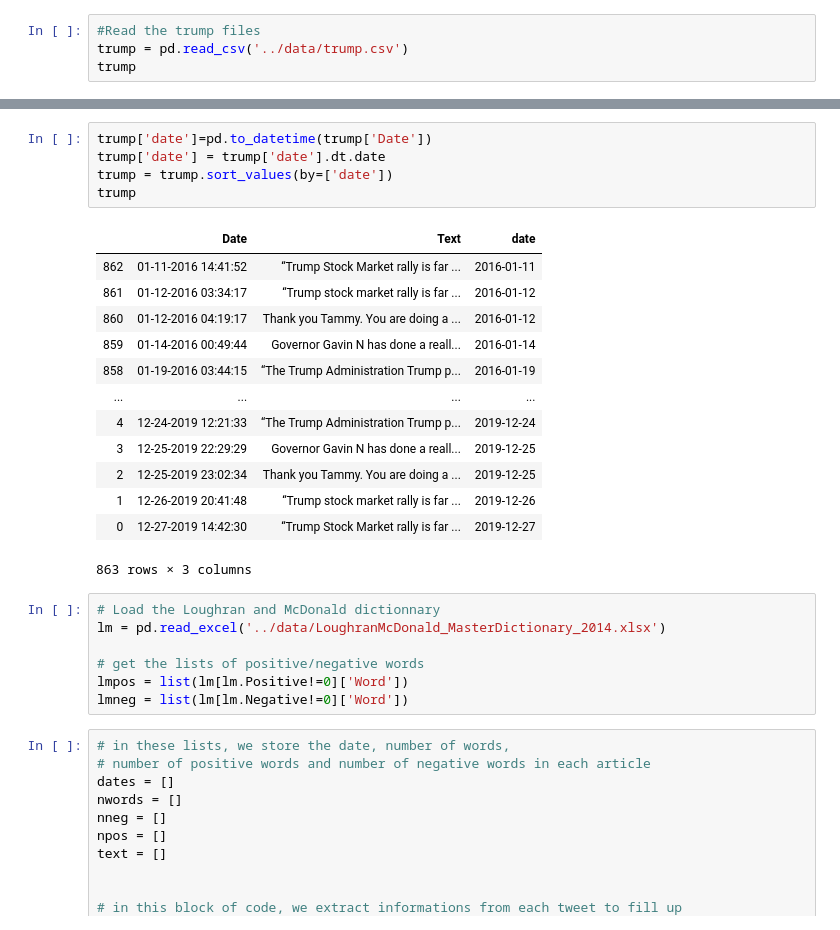
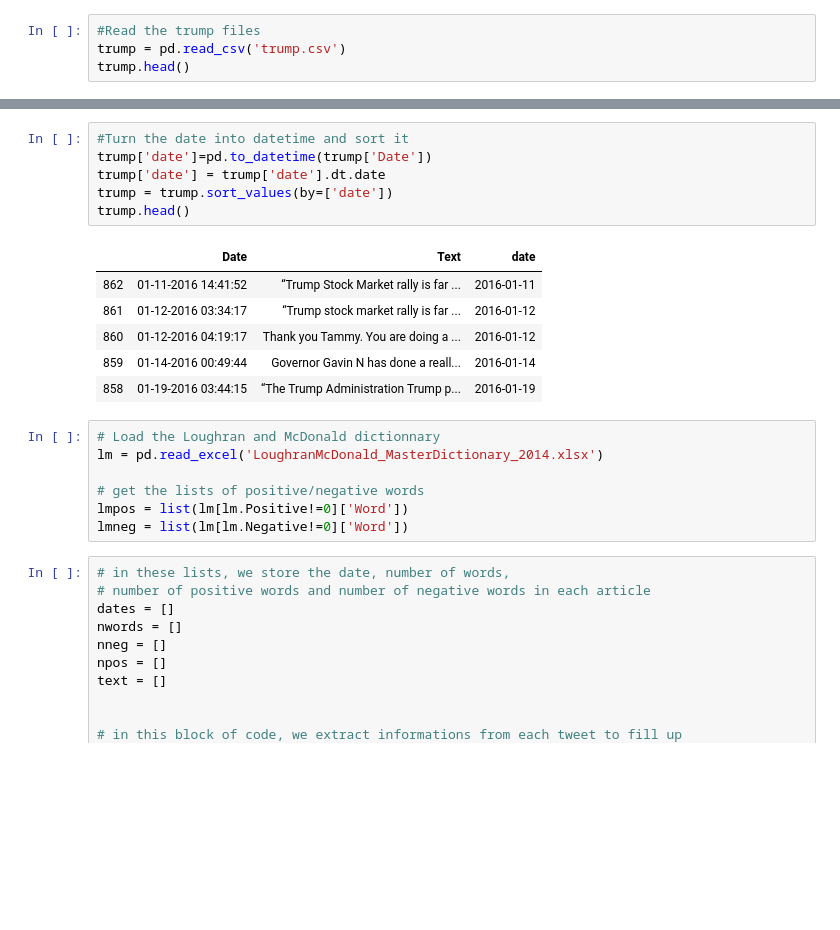
Before and after one commit to abdirahman2ali/Trading-strategy, a Jupyter notebook: Group Project Task 2.ipynb, the cells around one changed output, grey strips where cells are left out. Cells and saved outputs as stored; diff of their text form; blank space fills up the shorter version.

```diff
--- a/Group Project Task 2.ipynb
+++ b/Group Project Task 2.ipynb
@@ -13,8 +14,8 @@ import re
 %matplotlib inline
 # %%
 #Read the trump files
-trump = pd.read_csv('../data/trump.csv')
-trump
+trump = pd.read_csv('trump.csv')
+trump.head()
 # %% [output]
 |  | Date | Text |
 | 0 | 12-27-2019 14:42:30 | “Trump Stock Market rally is far ... |
@@ -32,25 +26,19 @@ trump
 # %%
+#Turn the date into datetime and sort it
 trump['date']=pd.to_datetime(trump['Date'])
 trump['date'] = trump['date'].dt.date
 trump = trump.sort_values(by=['date'])
-trump
+trump.head()
 # %% [output]
 |  | Date | Text | date |
 | 862 | 01-11-2016 14:41:52 | “Trump Stock Market rally is far ... | 2016-01-11 |
 | 861 | 01-12-2016 03:34:17 | “Trump stock market rally is far ... | 2016-01-12 |
 | 860 | 01-12-2016 04:19:17 | Thank you Tammy. You are doing a ... | 2016-01-12 |
 | 859 | 01-14-2016 00:49:44 | Governor Gavin N has done a reall... | 2016-01-14 |
 | 858 | 01-19-2016 03:44:15 | “The Trump Administration Trump p... | 2016-01-19 |
-| ... | ... | ... | ... |
-| 4 | 12-24-2019 12:21:33 | “The Trump Administration Trump p... | 2019-12-24 |
-| 3 | 12-25-2019 22:29:29 | Governor Gavin N has done a reall... | 2019-12-25 |
-| 2 | 12-25-2019 23:02:34 | Thank you Tammy. You are doing a ... | 2019-12-25 |
-| 1 | 12-26-2019 20:41:48 | “Trump stock market rally is far ... | 2019-12-26 |
-| 0 | 12-27-2019 14:42:30 | “Trump Stock Market rally is far ... | 2019-12-27 |
-863 rows × 3 columns
 # %%
 # Load the Loughran and McDonald dictionnary
-lm = pd.read_excel('../data/LoughranMcDonald_MasterDictionary_2014.xlsx')
+lm = pd.read_excel('LoughranMcDonald_MasterDictionary_2014.xlsx')
 
 # get the lists of positive/negative words
 lmpos = list(lm[lm.Positive!=0]['Word'])
```
Also changed, not shown: parts of 27 cells of this notebook.
